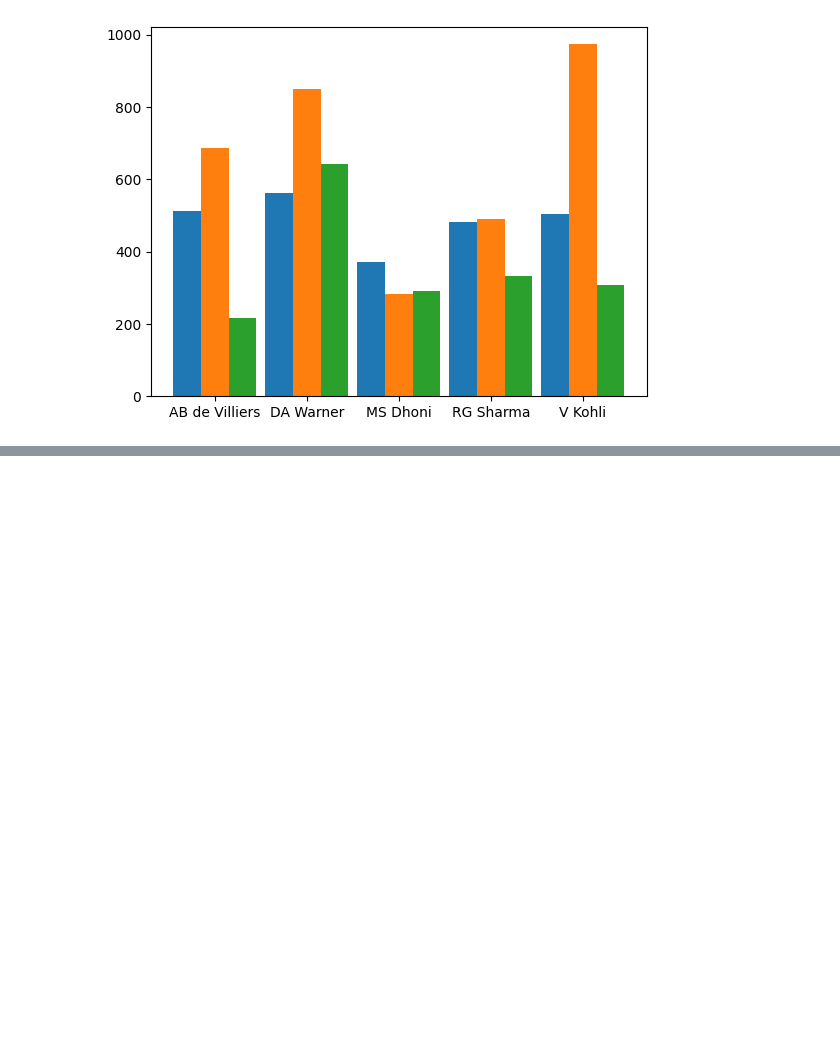
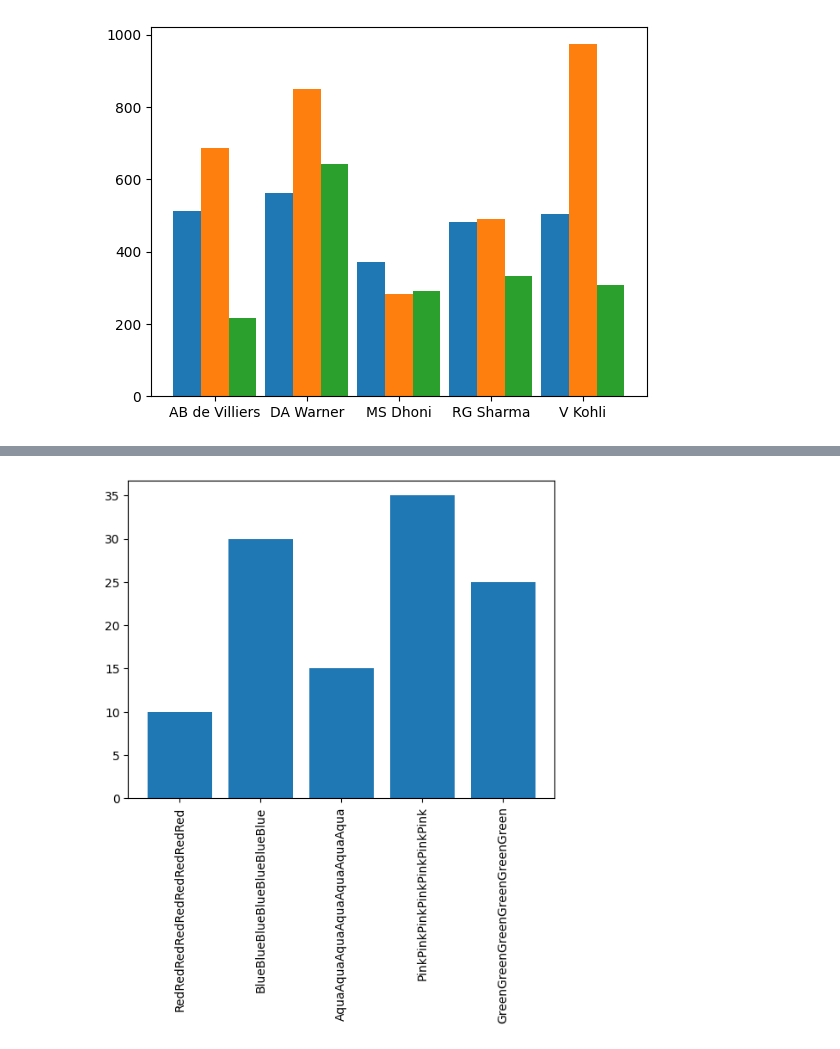
Before and after one commit to thebinodd/data-visualization, a Jupyter notebook: Matplotlib/barCharts.ipynb, the cells around one changed output, grey strips where cells are left out. Cells and saved outputs as stored; diff of their text form; code cells hidden in the pictures; blank space fills up the shorter version.

```diff
--- a/Matplotlib/barCharts.ipynb
+++ b/Matplotlib/barCharts.ipynb
@@ -53,0 +63,8 @@ plt.show()
+# %%
+children = [10 , 30 , 15 , 35 , 25]
+colors = ["RedRedRedRedRedRedRedRedRed" , "BlueBlueBlueBlueBlueBlueBlue", "AquaAquaAquaAquaAquaAquaAqua" , "PinkPinkPinkPinkPinkPinkPink" , "GreenGreenGreenGreenGreenGreen"]
+plt.bar(colors , children ) #These long names make xticks overlaping
+plt.xticks(rotation="vertical") #makes xticks vertical for better readibility
+plt.show()
+# %% [output]
+[figure, added]
```
Also changed, not shown: parts of 1 cell of this notebook.
